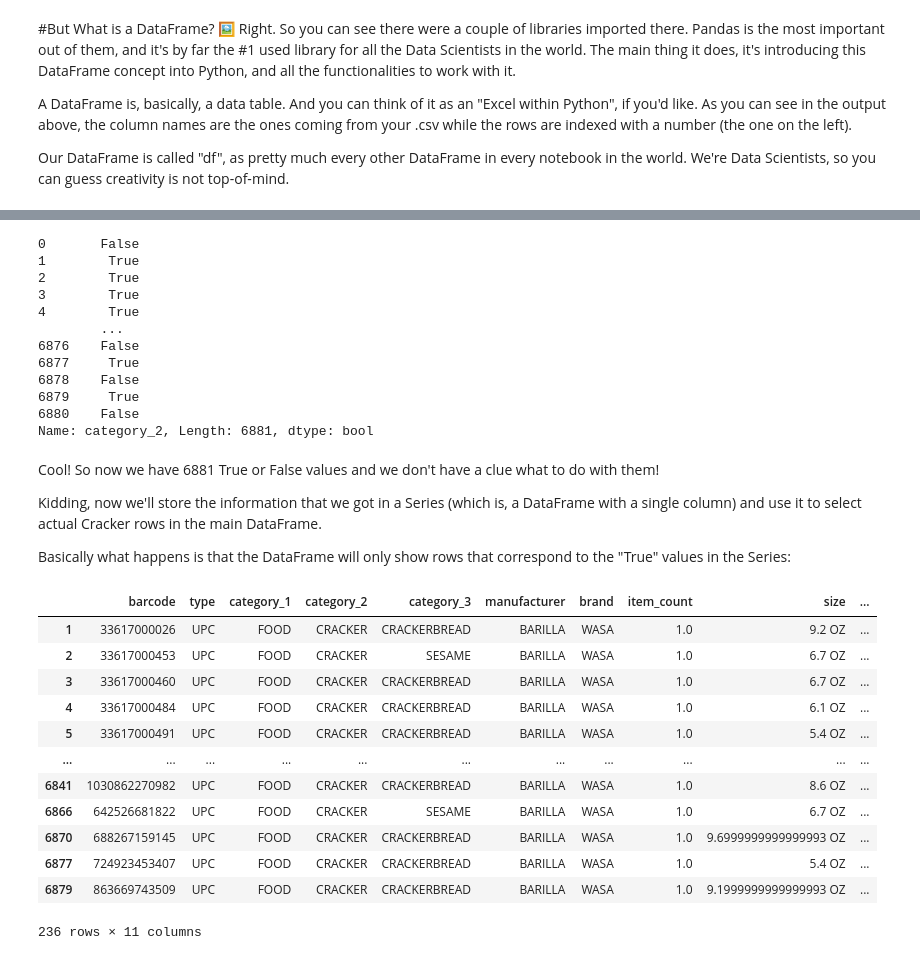
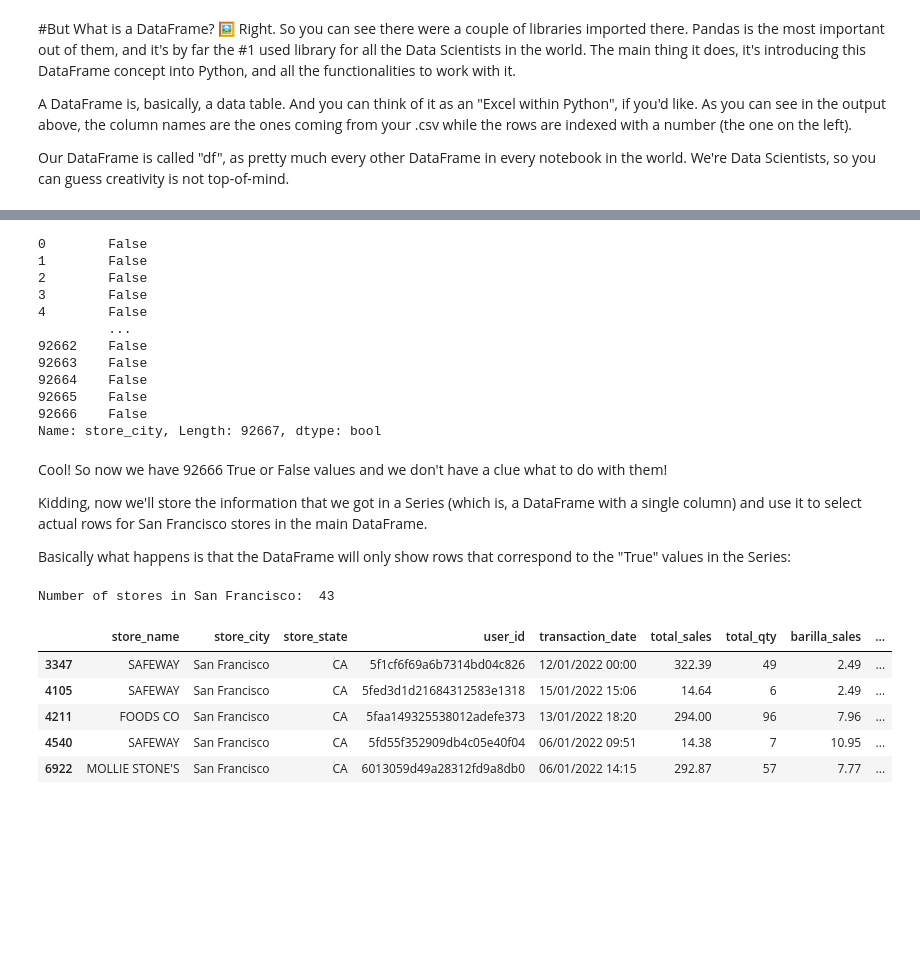
Before and after one commit to bzznrc/Python-101, a Jupyter notebook: FetchDemo.ipynb, the cells around one changed output, grey strips where cells are left out. Saved outputs shown, nothing was run; the diff lists cells and outputs as text; code cells hidden in the pictures; blank space fills up the shorter version.

```diff
--- a/FetchDemo.ipynb
+++ b/FetchDemo.ipynb
@@ -112,43 +81,46 @@ Name: category_2, dtype: bool
-# %%
-df['category_2'] == 'CRACKER'
-# %% [output]
-0       False
-1        True
-2        True
-3        True
-4        True
-        ...
-6876    False
-6877     True
-6878    False
-6879     True
-6880    False
-Name: category_2, Length: 6881, dtype: bool
+# %%
+#Weeell... there are some San Francisco rows somewhere, believe me
+df['store_city'] == 'San Francisco'
+
+#Ok ok, so "believe me" is not want you want to hear from your Data Scientist... here is how you make sure:
+#print((df['store_city'] == 'San Francisco').value_counts())
+# %% [output]
+0        False
+1        False
+2        False
+3        False
+4        False
+         ...
+92662    False
+92663    False
+92664    False
+92665    False
+92666    False
+Name: store_city, Length: 92667, dtype: bool
 # %% [markdown]
-Cool! So now we have 6881 True or False values and we don't have a clue what to do with them!
+Cool! So now we have 92666 True or False values and we don't have a clue what to do with them!
 
-Kidding, now we'll store the information that we got in a Series (which is, a DataFrame with a single column) and use it to select actual Cracker rows in the main DataFrame.
+Kidding, now we'll store the information that we got in a Series (which is, a DataFrame with a single column) and use it to select actual rows for San Francisco stores in the main DataFrame.
 
 Basically what happens is that the DataFrame will only show rows that correspond to the "True" values in the Series:
-# %%
-#Same code as before, getting the True/False for our condition for all rows
-isCracker = df['category_2'] == 'CRACKER'
-#Using the results to display only the relevant rows
-df[isCracker]
-# %% [output]
-|  | barcode | type | category_1 | category_2 | category_3 | manufacturer | brand | item_count | size | ... |
-| 1 | 33617000026 | UPC | FOOD | CRACKER | CRACKERBREAD | BARILLA | WASA | 1.0 | 9.2 OZ | ... |
-| 2 | 33617000453 | UPC | FOOD | CRACKER | SESAME | BARILLA | WASA | 1.0 | 6.7 OZ | ... |
-| 3 | 33617000460 | UPC | FOOD | CRACKER | CRACKERBREAD | BARILLA | WASA | 1.0 | 6.7 OZ | ... |
-| 4 | 33617000484 | UPC | FOOD | CRACKER | CRACKERBREAD | BARILLA | WASA | 1.0 | 6.1 OZ | ... |
-| 5 | 33617000491 | UPC | FOOD | CRACKER | CRACKERBREAD | BARILLA | WASA | 1.0 | 5.4 OZ | ... |
-| ... | ... | ... | ... | ... | ... | ... | ... | ... | ... | ... |
-| 6841 | 1030862270982 | UPC | FOOD | CRACKER | CRACKERBREAD | BARILLA | WASA | 1.0 | 8.6 OZ | ... |
-| 6866 | 642526681822 | UPC | FOOD | CRACKER | SESAME | BARILLA | WASA | 1.0 | 6.7 OZ | ... |
-| 6870 | 688267159145 | UPC | FOOD | CRACKER | CRACKERBREAD | BARILLA | WASA | 1.0 | 9.6999999999999993 OZ | ... |
-| 6877 | 724923453407 | UPC | FOOD | CRACKER | CRACKERBREAD | BARILLA | WASA | 1.0 | 5.4 OZ | ... |
-| 6879 | 863669743509 | UPC | FOOD | CRACKER | CRACKERBREAD | BARILLA | WASA | 1.0 | 9.1999999999999993 OZ | ... |
-236 rows × 11 columns
+# %%
+#Same code as before, getting the True/False for our condition for all rows
+isSanFrancisco = df['store_city'] == 'San Francisco'
+
+#Creating a new DataFrame with the filter applied
+df_SF = df[isSanFrancisco]
+print("Number of stores in San Francisco: ", df_SF.shape[0]) #Getting the first element of the (rows, columns) pair
+
+#Showing the resulting DF
+df_SF.head()
+# %% [output]
+Number of stores in San Francisco:  43
+|  | store_name | store_city | store_state | user_id | transaction_date | total_sales | total_qty | barilla_sales | ... |
+| 3347 | SAFEWAY | San Francisco | CA | 5f1cf6f69a6b7314bd04c826 | 12/01/2022 00:00 | 322.39 | 49 | 2.49 | ... |
+| 4105 | SAFEWAY | San Francisco | CA | 5fed3d1d21684312583e1318 | 15/01/2022 15:06 | 14.64 | 6 | 2.49 | ... |
+| 4211 | FOODS CO | San Francisco | CA | 5faa149325538012adefe373 | 13/01/2022 18:20 | 294.00 | 96 | 7.96 | ... |
+| 4540 | SAFEWAY | San Francisco | CA | 5fd55f352909db4c05e40f04 | 06/01/2022 09:51 | 14.38 | 7 | 10.95 | ... |
+| 6922 | MOLLIE STONE'S | San Francisco | CA | 6013059d49a28312fd9a8db0 | 06/01/2022 14:15 | 292.87 | 57 | 7.77 | ... |
 # %% [markdown]
 # Grouping Stuff 🥂
 How nice it is when our data come exactly in the format we need them into?
```
Also changed, not shown: parts of 22 cells of this notebook.
